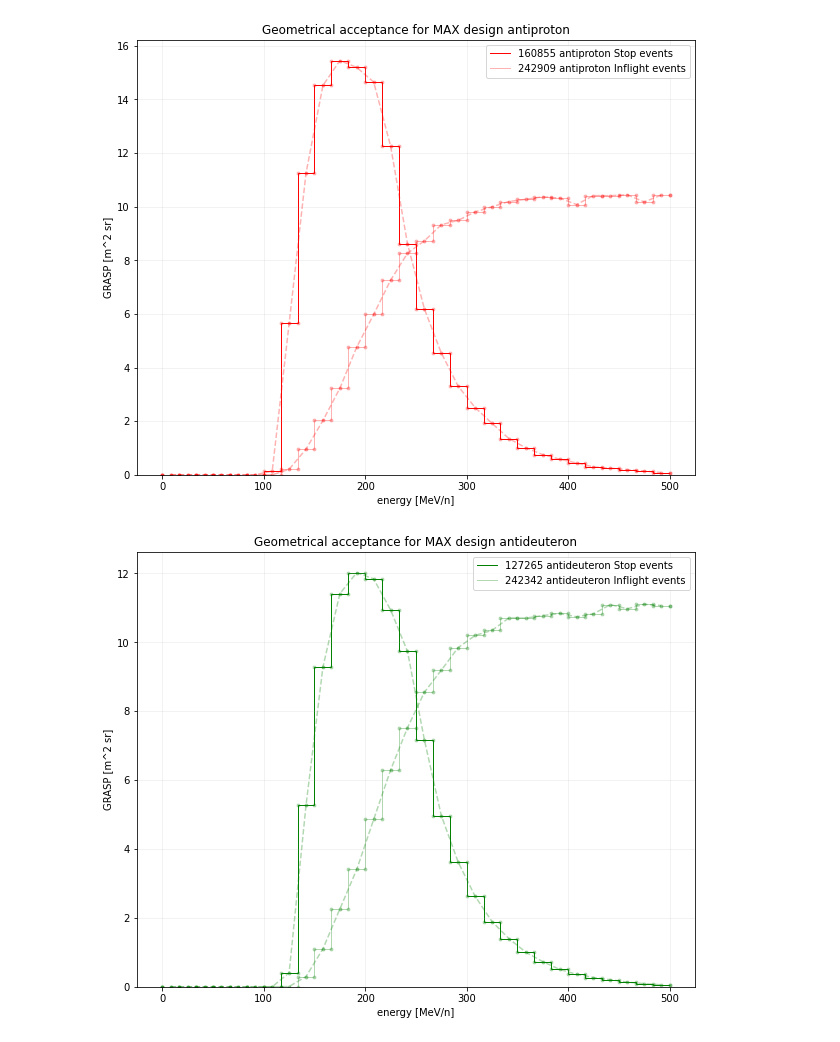
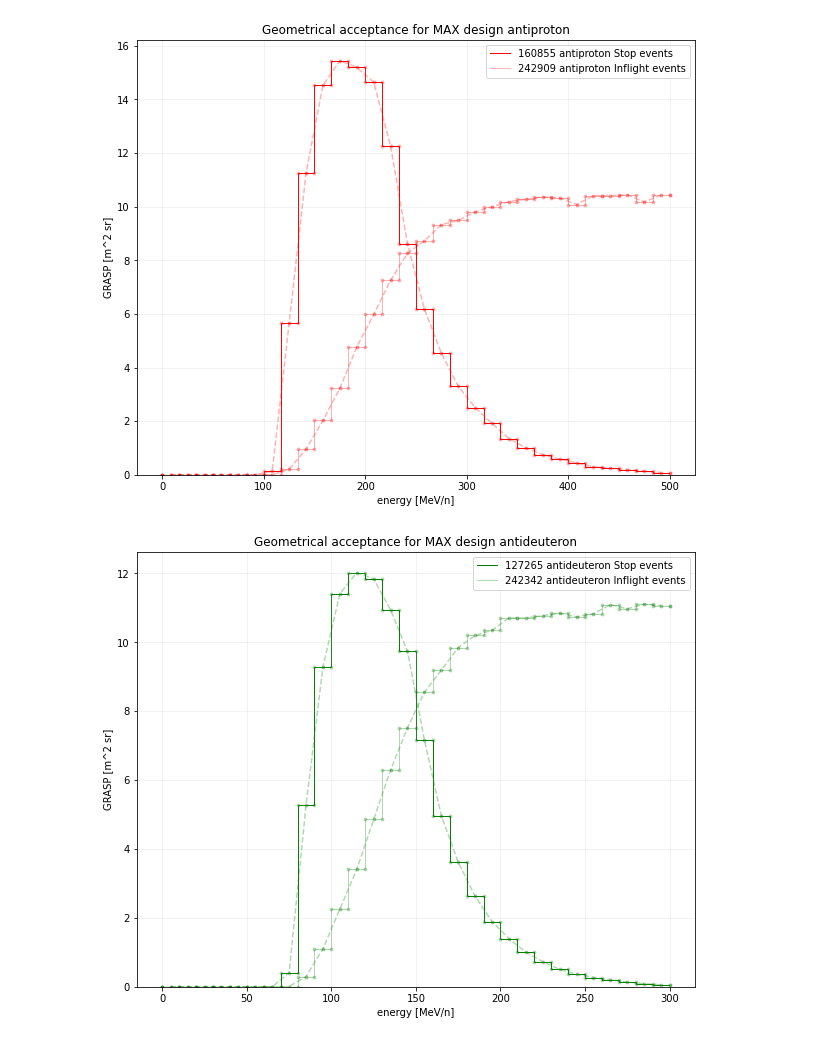
Before and after one commit to Eclipsedclaw/GRAMS, a Jupyter notebook: stats/LArTPC_design_histogram.ipynb, the cells around one changed output. Drawn from its saved outputs; the diff is of its cells as text; code cells hidden in the pictures.

```diff
--- a/stats/LArTPC_design_histogram.ipynb
+++ b/stats/LArTPC_design_histogram.ipynb
@@ -84,6 +84,18 @@ plt.legend(loc='best')
 plt.grid(alpha = 0.2)
 # %% [output]
 [figure]
+# %%
+"""
+set axis
+"""
+antiHe3X = [0, 50, 100, 150, 200, 250, 300, 350, 400, 450, 500, 550, 600, 650, 700, 750, 800, 850, 900, 950, 1000, 1050, 1100, 1150, 1200, 1250, 1300, 1350, 1400, 1450, 1500]
+antiHe3X = np.array(antiHe3X)/3
+
+antiprotonX = [0, 50, 100, 150, 200, 250, 300, 350, 400, 450, 500, 550, 600, 650, 700, 750, 800, 850, 900, 950, 1000, 1050, 1100, 1150, 1200, 1250, 1300, 1350, 1400, 1450, 1500]
+antiprotonX = np.array(antiprotonX)/3
+
+antideuteronX = [0, 20, 40, 60, 80, 100, 120, 140, 160, 180, 200, 220, 240, 260, 280, 300, 320, 340, 360, 380, 400, 420, 440, 460, 480, 500, 520, 540, 560, 580, 600]
+antideuteronX = np.array(antideuteronX)/2
 # %%
 """
 Originial design anti He3
@@ -175,8 +185,6 @@ for i in range(30):
 
 plt.figure(figsize=(10, 8))
 
-antideuteronX = [0, 50, 100, 150, 200, 250, 300, 350, 400, 450, 500, 550, 600, 650, 700, 750, 800, 850, 900, 950, 1000, 1050, 1100, 1150, 1200, 1250, 1300, 1350, 1400, 1450, 1500]
-antideuteronX = np.array(antideuteronX)/3
 centersantideuteronX = antideuteronX[:-1] + np.diff(antideuteronX) / 2
 antideuteronerror = np.array(GRASP_anti_deuteron_Stop) ** 2
 plt.stairs(GRASP_anti_deuteron_Stop , antideuteronX, baseline=None, label='%d antideuteron Stop events'%len(anti_deuteron_Stop), color='g', alpha=0.99)
@@ -280,36 +284,34 @@ GRASP_anti_deuteron_M_Stop = [0] * 30
 GRASP_anti_deuteron_M_Inflight = [0] * 30
 anti_deuteron_M_Stop = anti_deuteron_New[:,9][anti_deuteron_New[:,10]==1]
 anti_deuteron_M_Inflight = anti_deuteron_New[:,9][anti_deuteron_New[:,10]==0]
 for i in range(30):
         GRASP_anti_deuteron_M_Stop[i] = 400 * math.pi * len(anti_deuteron_M_Stop[np.logical_and(anti_deuteron_M_Stop>i*20, anti_deuteron_M_Stop<(i+1)*20)])/(5e7/30)
         GRASP_anti_deuteron_M_Inflight[i] = 400 * math.pi * len(anti_deuteron_M_Inflight[np.logical_and(anti_deuteron_M_Inflight>i*20, anti_deuteron_M_Inflight<(i+1)*20)])/(5e7/30)
 
 plt.figure(figsize=(10, 8))
 
-antideuteronX = [0, 50, 100, 150, 200, 250, 300, 350, 400, 450, 500, 550, 600, 650, 700, 750, 800, 850, 900, 950, 1000, 1050, 1100, 1150, 1200, 1250, 1300, 1350, 1400, 1450, 1500]
-antideuteronX = np.array(antideuteronX)/3
 centersantideuteronX = antideuteronX[:-1] + np.diff(antideuteronX) / 2
 antideuteronerror = np.array(GRASP_anti_deuteron_M_Stop) ** 2
 plt.stairs(GRASP_anti_deuteron_M_Stop , antideuteronX, baseline=None, label='%d antideuteron Stop events'%len(anti_deuteron_M_Stop), color='g', alpha=0.99)
 plt.plot(centersantideuteronX, GRASP_anti_deuteron_M_Stop, '.--', color='g', alpha=0.3)
 plt.plot(np.repeat(antideuteronX, 2), np.hstack([GRASP_anti_deuteron_M_Stop[0], np.repeat(GRASP_anti_deuteron_M_Stop, 2), GRASP_anti_deuteron_M_Stop[-1]]),
          '.', color='g', alpha=0.23)
 
 centersantideuteronX = antideuteronX[:-1] + np.diff(antideuteronX) / 2
 antideuteronerror = np.array(GRASP_anti_deuteron_M_Inflight) ** 2
 plt.stairs(GRASP_anti_deuteron_M_Inflight , antideuteronX, baseline=None, label='%d antideuteron Inflight events'%len(anti_deuteron_M_Inflight), color='g', alpha=0.3)
 plt.plot(centersantideuteronX, GRASP_anti_deuteron_M_Inflight, '.--', color='g', alpha=0.3)
 plt.plot(np.repeat(antideuteronX, 2), np.hstack([GRASP_anti_deuteron_M_Inflight[0], np.repeat(GRASP_anti_deuteron_M_Inflight, 2), GRASP_anti_deuteron_M_Inflight[-1]]),
          '.', color='g', alpha=0.23)
 
 plt.xlabel("energy [MeV/n]")
 plt.ylabel("GRASP [m^2 sr]")
 plt.legend()
 plt.grid(alpha=0.2)
 plt.title('Geometrical acceptance for MAX design antideuteron')
 plt.savefig("./Geometrical acceptance.jpg")
 # %% [output]
-[figure, old version]
+[figure, new version]
 # %%
 plt.figure(figsize=(10, 8))
 
```
Also changed, not shown: parts of 6 cells of this notebook.
